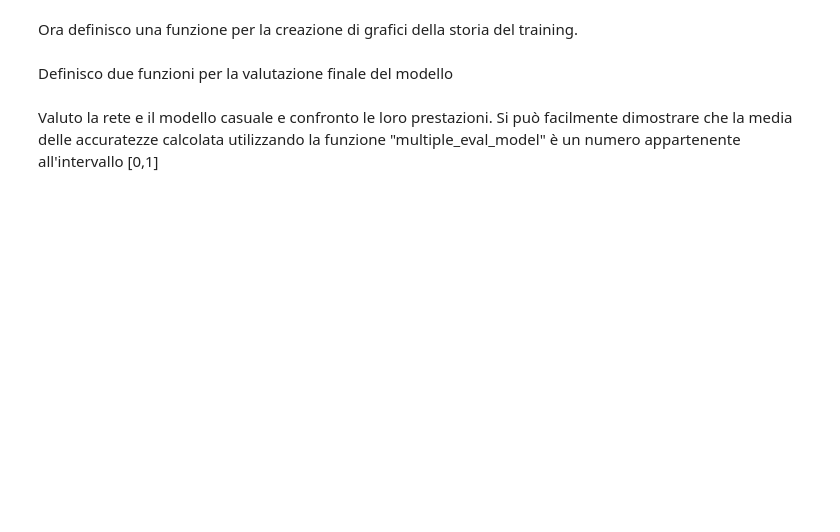
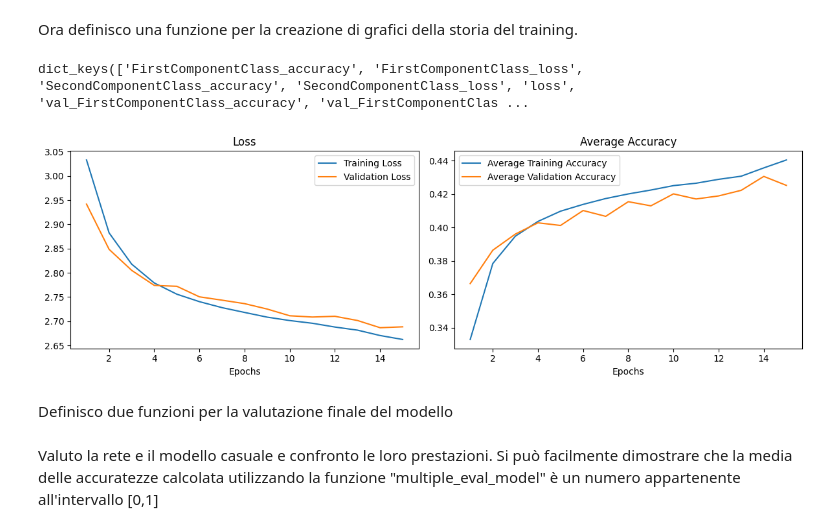
Before and after one commit to WebberMark02/machine-learning-project, a Jupyter notebook: project.ipynb, the cells around one changed output. Saved outputs shown, nothing was run; the diff lists cells and outputs as text; code cells hidden in the pictures; blank space fills up the shorter version.

```diff
--- a/project.ipynb
+++ b/project.ipynb
@@ -23,11 +23,11 @@ training_set_size = 200000
 testing_set_size = 10000
 validation_set_size = 20000
 image_shape = (32, 32, 3)
-batch_size = 3000
+batch_size = 256
 epochs = 250
-learning_rate = 0.1
-l2 = 0.00
-early_stopping_patience = 20
+learning_rate = 0.001
+l2 = 0.1
+early_stopping_patience = 10
 # %% [markdown]
 Definisco il generatore di immagini sulle quali il modello verrà addestrato e testato.
 Il generatore restituisce "batchsize" immagini; ogni immagine è la media di due immagini
@@ -175,27 +218,33 @@ Ora viene definita la rete neurale.
 # %%
 def build_neural_network():
   inputs = keras.Input(shape = image_shape, name = 'InputImage')
-  flatten = keras.layers.Flatten()(inputs)
-  dense = keras.layers.Dense(units = 50,
+  conv = keras.layers.Conv2D(
+                            filters=3,                    # The number of filters
+                            kernel_size=(5, 5),           # Height and width of the 2D Convolution window.
+                            strides=(1, 1),               # (Height,width)
+                            padding="valid",              # "same" per renderlo della stessa dimensione dell'output
+                            dilation_rate=(1, 1),         # serve ad allargare il campo visivo del kernel
+                            groups=1,                     # channels e filtri devono essere divisibili per il numero dei gruppi, gruppi non possono essere piu grandi dei channels
+                            activation='relu',
+                            kernel_regularizer = keras.regularizers.l2(l2=l2),
+                            bias_regularizer = keras.regularizers.l2(l2=l2),
+                          )(inputs)
+  pool = keras.layers.MaxPooling2D(pool_size = (2, 2))(conv)
+  flatten = keras.layers.Flatten()(pool)
+  dense = keras.layers.Dense(units = 100,
                                activation = 'softmax',
-                               kernel_initializer = keras.initializers.GlorotNormal(seed=seed),
-                               bias_initializer = keras.initializers.RandomNormal(mean=0.0, stddev=1, seed=seed),
                                kernel_regularizer = keras.regularizers.l2(l2=l2),
                                bias_regularizer = keras.regularizers.l2(l2=l2)
                                )(flatten)
   output1 = keras.layers.Dense(units = 5,
                                activation = 'softmax',
                                name = 'FirstComponentClass',
-                               kernel_initializer = keras.initializers.GlorotNormal(seed=seed),
-                               bias_initializer = keras.initializers.RandomNormal(mean=0.0, stddev=1, seed=seed),
                                kernel_regularizer = keras.regularizers.l2(l2=l2),
                                bias_regularizer = keras.regularizers.l2(l2=l2)
                                )(dense)
   output2 = keras.layers.Dense(5,
                                activation = 'softmax',
                                name = 'SecondComponentClass',
-                               kernel_initializer = keras.initializers.GlorotNormal(seed=seed),
-                               bias_initializer = keras.initializers.RandomNormal(mean=0.0, stddev=1, seed=seed),
                                kernel_regularizer = keras.regularizers.l2(l2=l2),
                                bias_regularizer = keras.regularizers.l2(l2=l2)
                                )(dense)
@@ -227,10 +303,9 @@ addestramento della rete.
 # %%
 early_stopping = keras.callbacks.EarlyStopping(
     monitor='val_loss',   # Monitora la loss sulla metrica indicata
-    min_delta=0.001,      # Variazione minima da considerare come miglioramento
+    min_delta=0.01,      # Variazione minima da considerare come miglioramento
     patience=early_stopping_patience,          # Numero di epoche senza miglioramenti prima di fermare l'addestramento
     mode='auto',          # oppure prende "min","max", seleziona la direzione in automatico
-    baseline=0.5,         # Baseline per il controllo,default è None.
     restore_best_weights=True,  # Ripristina i pesi migliori quando l'addestramento si ferma
     start_from_epoch=5    # Inizia il monitoraggio dall'epoca 5
 )
@@ -243,33 +336,44 @@ Ora definisco una funzione per la creazione di grafici della storia del training
 # %%
 print(history.history.keys())
 
 def plot_training_history(history):
 
     # Estrai la loss di training e le due accuracy di validation, una per ogni output
     training_loss = history.history['loss']
+    validation_loss = history.history['val_loss']
     val_first_component_class_accuracy = history.history['val_FirstComponentClass_accuracy']
     val_second_component_class_accuracy = history.history['val_SecondComponentClass_accuracy']
+    first_component_class_accuracy = history.history['FirstComponentClass_accuracy']
+    second_component_class_accuracy = history.history['SecondComponentClass_accuracy']
 
     avg_val_accuracy = [(first_accuracy + second_accuracy) / 2 for (first_accuracy, second_accuracy) in zip(val_first_component_class_accuracy, val_second_component_class_accuracy)]
+    avg_train_accuracy = [(first_accuracy + second_accuracy) / 2 for (first_accuracy, second_accuracy) in zip(first_component_class_accuracy, second_component_class_accuracy)]
 
     # Crea un grafico
     epochs = range(1, len(avg_val_accuracy) + 1)
     plt.figure(figsize=(12, 4))
 
     plt.subplot(1, 2, 1)
     plt.plot(epochs, training_loss, label='Training Loss')
-    plt.title('Training Loss')
+    plt.plot(epochs, validation_loss, label='Validation Loss')
+    plt.title('Loss')
     plt.xlabel('Epochs')
+    plt.legend()
 
     plt.subplot(1, 2, 2)
+    plt.plot(epochs, avg_train_accuracy, label='Average Training Accuracy')
     plt.plot(epochs, avg_val_accuracy, label='Average Validation Accuracy')
-    plt.title('Average Validation Accuracy')
+    plt.title('Average Accuracy')
     plt.xlabel('Epochs')
+    plt.legend()
 
     plt.tight_layout()
     plt.show()
 
 plot_training_history(history)
+# %% [output]
+dict_keys(['FirstComponentClass_accuracy', 'FirstComponentClass_loss', 'SecondComponentClass_accuracy', 'SecondComponentClass_loss', 'loss', 'val_FirstComponentClass_accuracy', 'val_FirstComponentClas ...
+[figure, added]
 # %% [markdown]
 Definisco due funzioni per la valutazione finale del modello
 # %%
```
Also changed, not shown: parts of 8 cells of this notebook.
